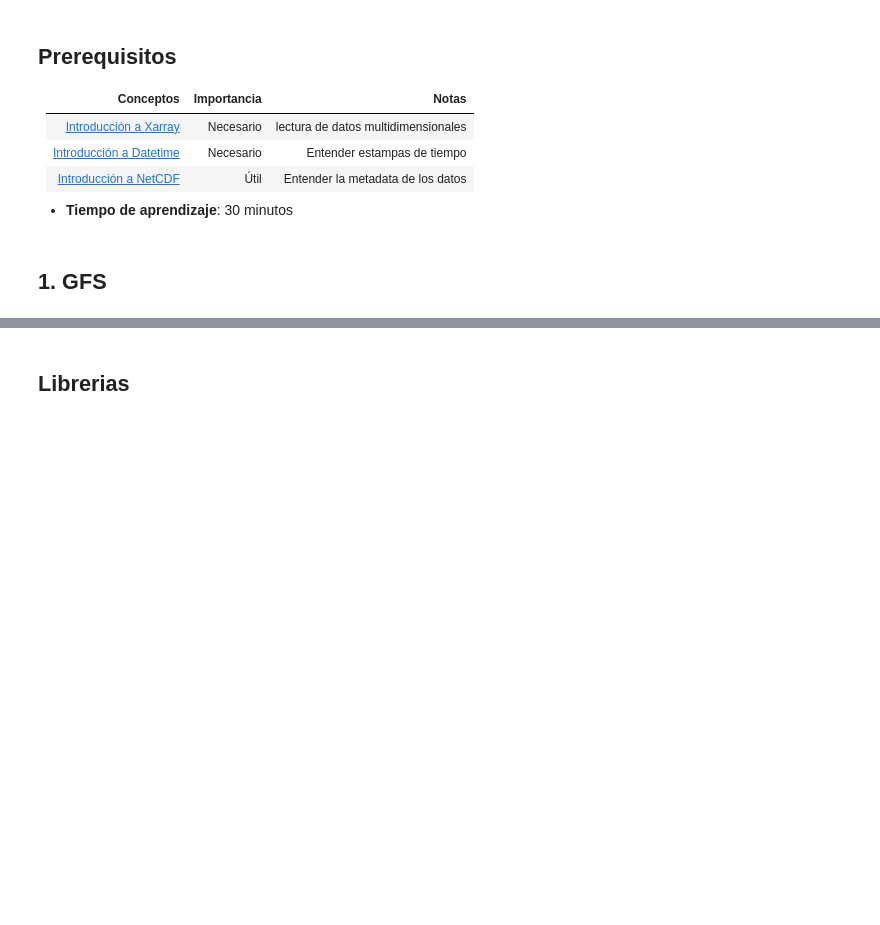
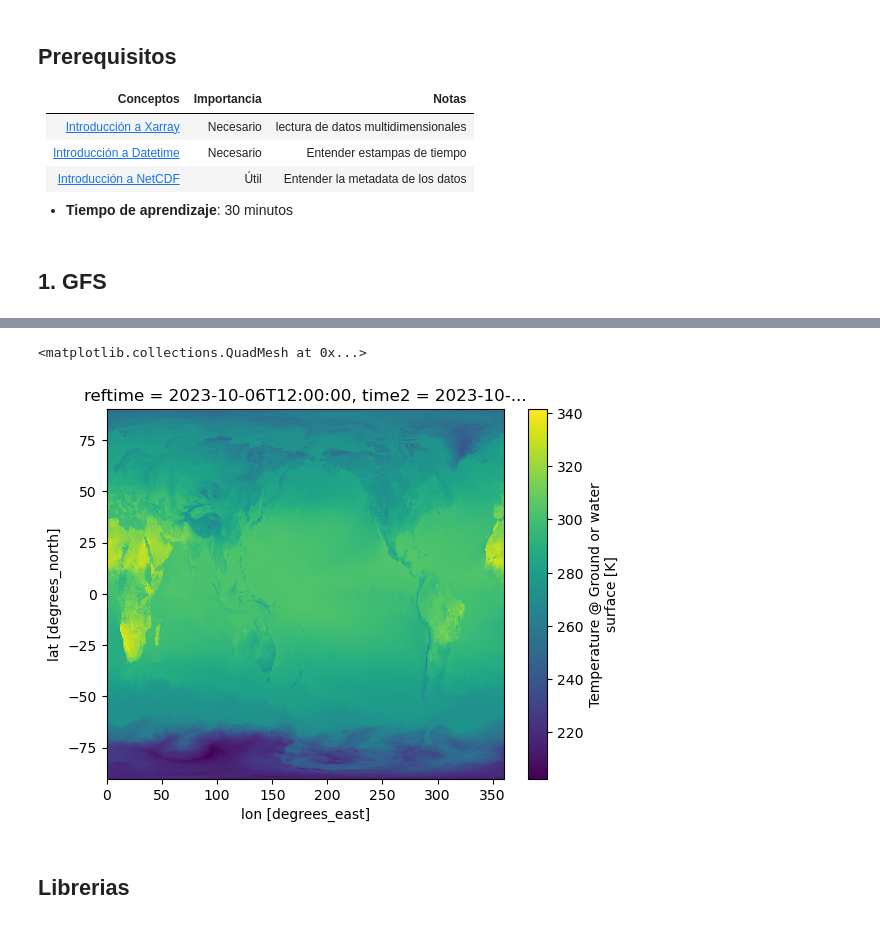
Before and after one commit to ProjectPythia/AtmosCol-2023, a Jupyter notebook: notebooks/2.acceso-datos/2.3.GFS.ipynb, the cells around one changed output, grey strips where cells are left out. Drawn from its saved outputs; the diff is of its cells as text; code cells hidden in the pictures; blank space fills up the shorter version.

```diff
--- a/notebooks/2.acceso-datos/2.3.GFS.ipynb
+++ b/notebooks/2.acceso-datos/2.3.GFS.ipynb
@@ -42,7 +44,12 @@ ds_gfs.time1
 # %%
 (ds_gfs['Temperature_surface'].isel(time2=0)- 273.15).plot(cmap='coolwarm', vmin=-10, vmax=30)
 # %%
-xr.open_dataset("https://thredds.ucar.edu/thredds/dodsC/grib/NCEP/GFS/Global_0p25deg/GFS_Global_0p25deg_20231006_1200.grib2")
+ds = xr.open_dataset("https://thredds.ucar.edu/thredds/dodsC/grib/NCEP/GFS/Global_0p25deg/GFS_Global_0p25deg_20231006_1200.grib2")
+# %%
+ds.isel(time2=0).Temperature_surface.plot()
+# %% [output]
+<matplotlib.collections.QuadMesh at 0x...>
+[figure, added]
 # %% [markdown]
 ## Librerias
 # %% [markdown]
```
Also changed, not shown: parts of 1 cell of this notebook.
